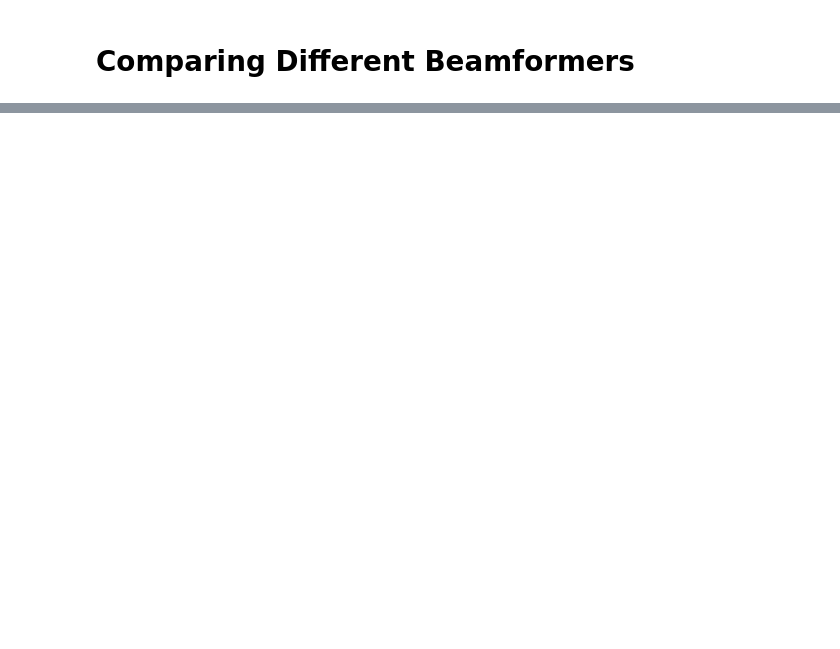
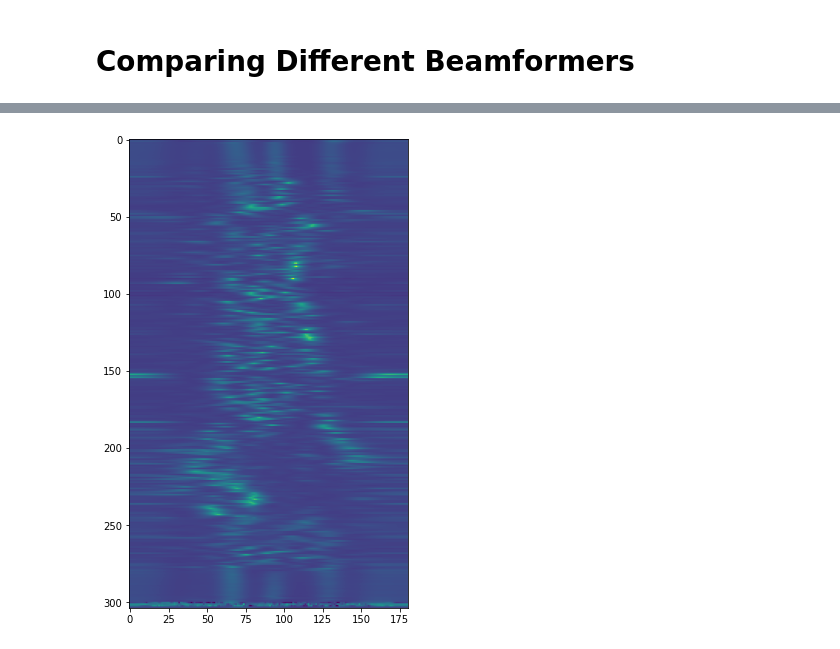
Before and after one commit to moodoki/radical_sdk, a Jupyter notebook: nbs/Beamforming.ipynb, the cells around one changed output, grey strips where cells are left out. Drawn from its saved outputs; the diff is of its cells as text; code cells hidden in the pictures; blank space fills up the shorter version.

```diff
--- a/nbs/Beamforming.ipynb
+++ b/nbs/Beamforming.ipynb
@@ -42,0 +55,8 @@ Very basic, low quality beamforming.
+# %%
+# Note, this is necessary because OpenRadar's implementation will
+# transpose `x` if we have fewer chirps than antennas. This is not desired.
+def cov_matrix(x):
+    """Computes covariance matrix of input signal x"""
+    Rxx = x @ np.conjugate(x.T)
+    Rxx = np.divide(Rxx, x.shape[1])
+    return Rxx
@@ -42,0 +85,26 @@ Very basic, low quality beamforming.
+# %%
+def aoa_capon(x, steering_vector, mu = 1e-7):
+    Rxx = cov_matrix(x)
+    uI = np.eye(Rxx.shape[0]) * mu
+    Rxx = forward_backward_avg(Rxx)
+    Rxx_inv = np.linalg.inv(Rxx + uI)
+    # Calculate Covariance Matrix Rxx
+    first = Rxx_inv @ steering_vector.T
+    den = np.reciprocal(np.einsum('ij,ij->i', steering_vector.conj(), first.T))
+    weights = np.matmul(first, den)
+
+    return den, weights
+# %%
+#skip
+range_cube = rf.range_cube.copy()
+per_chirp_ra = np.zeros((rf.range_nbins, rf.num_vec, rf.doppler_bins), dtype=np.complex_)
+
+for dd in range(rf.doppler_bins):
+    for rr in range(rf.range_nbins):
+        per_chirp_ra[rr, :, dd], _ = aoa_capon(range_cube[rr, :, dd:dd+1], rf.steering_vec)
+
+plt.figure(figsize=(5, 10))
+plt.imshow(np.fliplr(np.flipud(np.log(np.abs(np.sum(per_chirp_ra, axis=2))))))
+plt.show()
+# %% [output]
+[figure, added]
```
Also changed, not shown: parts of 16 cells of this notebook, 1 other file.
